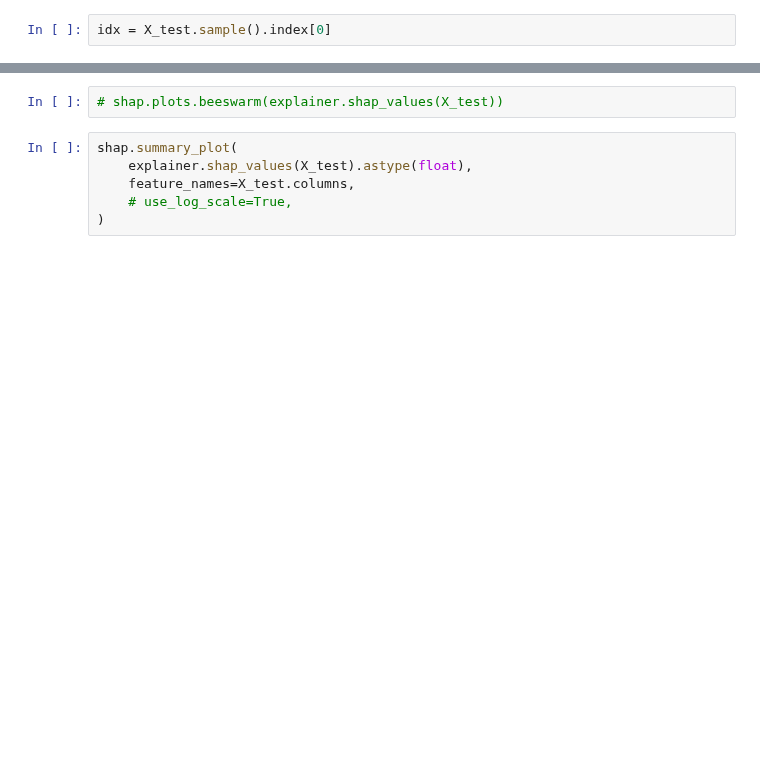
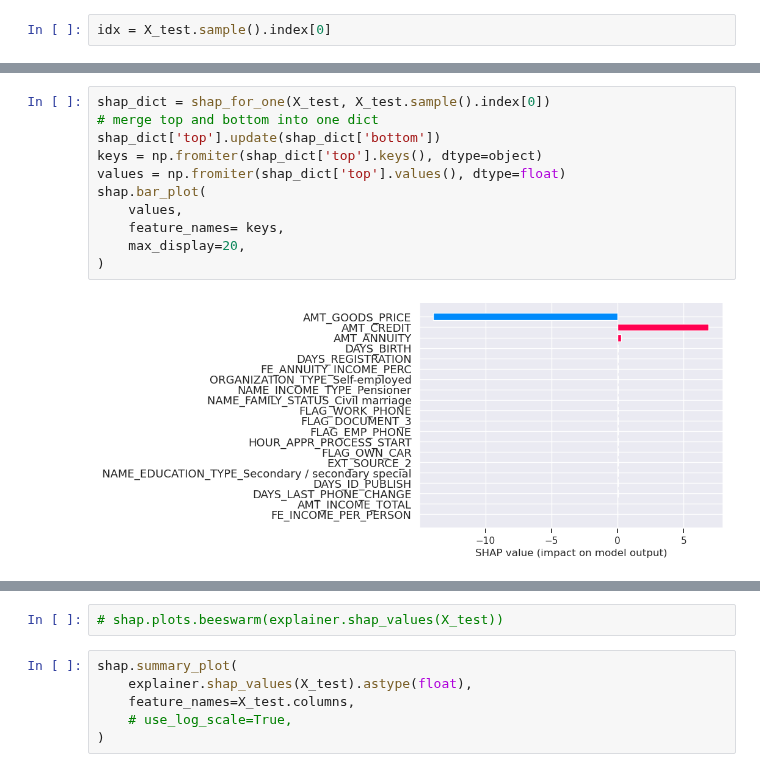
Before and after one commit to carlgennetais/P7_scoring_ML, a Jupyter notebook: notebooks/P7_04_modeling-pipeline.ipynb, the cells around one changed output, grey strips where cells are left out. Saved outputs shown, nothing was run; the diff lists cells and outputs as text; blank space fills up the shorter version.

```diff
--- a/notebooks/P7_04_modeling-pipeline.ipynb
+++ b/notebooks/P7_04_modeling-pipeline.ipynb
@@ -432 +442,14 @@ shap_for_one(X_test, X_test.sample().index[0])
+# %%
+shap_dict = shap_for_one(X_test, X_test.sample().index[0])
+# merge top and bottom into one dict
+shap_dict['top'].update(shap_dict['bottom'])
+keys = np.fromiter(shap_dict['top'].keys(), dtype=object)
+values = np.fromiter(shap_dict['top'].values(), dtype=float)
+shap.bar_plot(
+    values,
+    feature_names= keys,
+    max_display=20,
+)
+# %% [output]
+[figure, added]
 # %%
```
Also changed, not shown: parts of 20 cells of this notebook, 3 other files.
